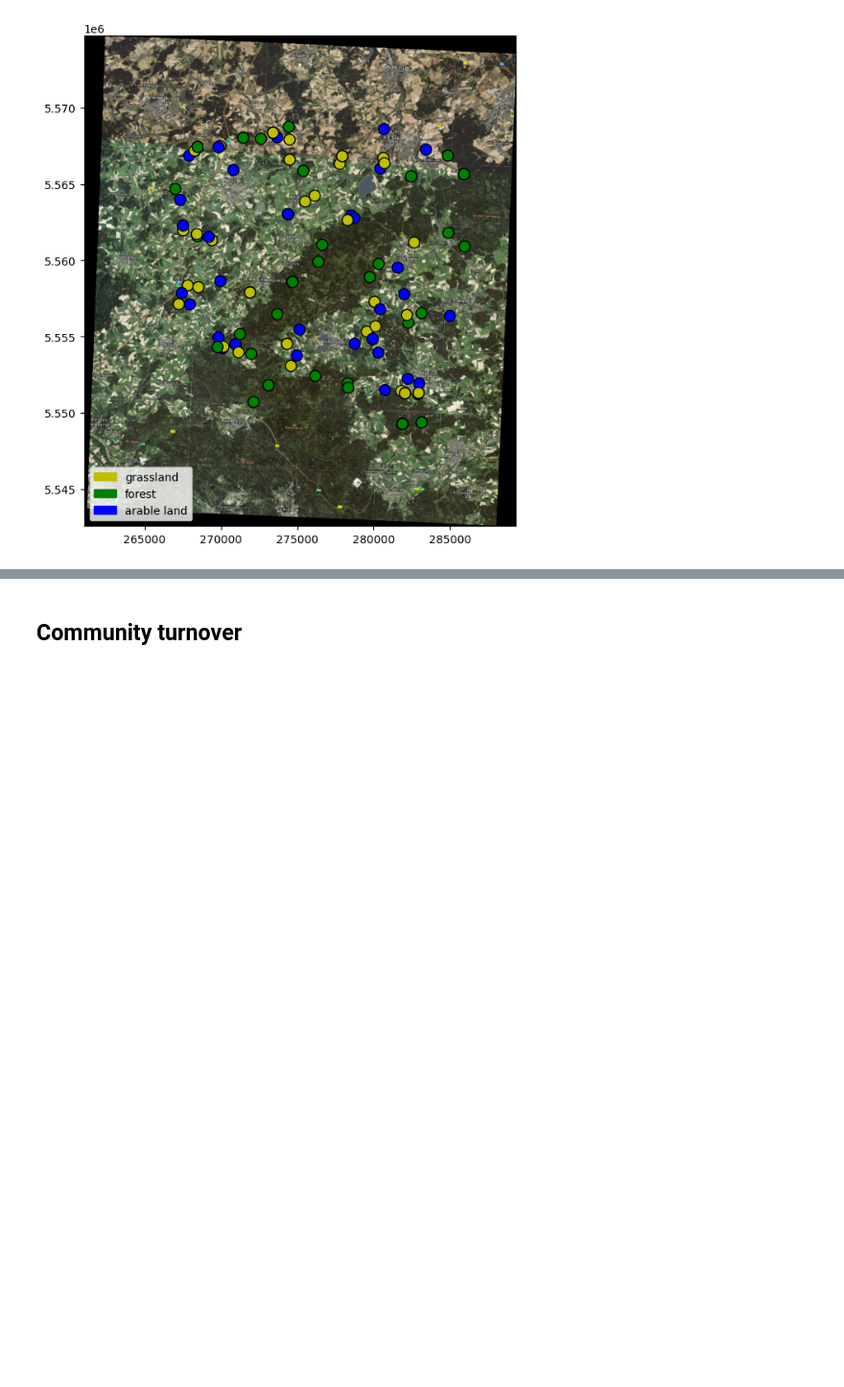
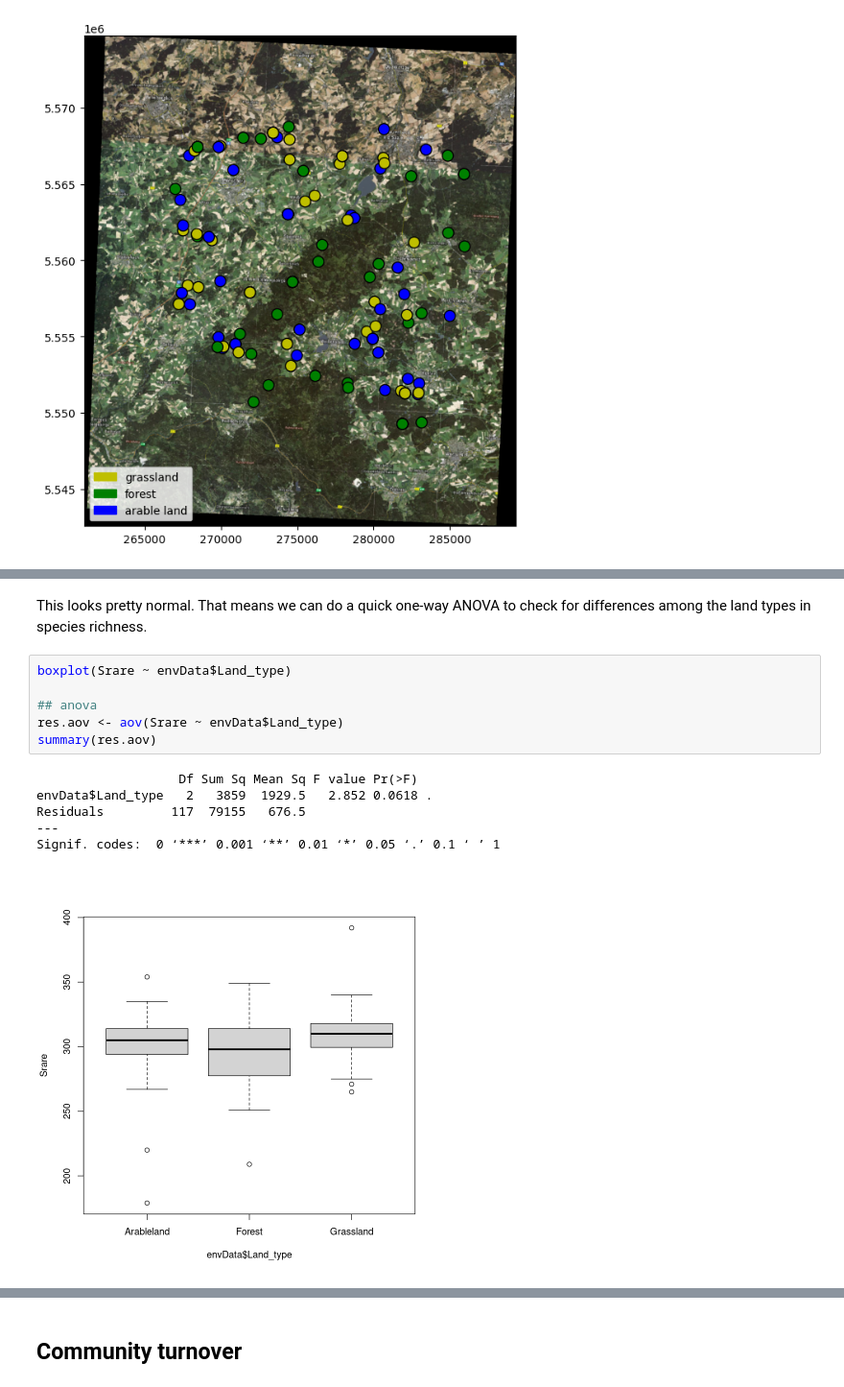
Before and after one commit to danchurch/fichtelgebirgeSoils, a Jupyter notebook: spatialAnalysis/spatialAnalysisSulariData.ipynb, the cells around one changed output, grey strips where cells are left out. Shown at 96% size. Cells and saved outputs as stored; diff of their text form; blank space fills up the shorter version.

```diff
--- a/spatialAnalysis/spatialAnalysisSulariData.ipynb
+++ b/spatialAnalysis/spatialAnalysisSulariData.ipynb
@@ -171,0 +235,15 @@ ax.legend(handles=[grassPatch, forestPatch, farmPatch],
+# %% [markdown]
+This looks pretty normal. That means we can do a quick one-way ANOVA to check for differences among the land types in species richness.
+# %%
+boxplot(Srare ~ envData$Land_type)
+
+## anova
+res.aov <- aov(Srare ~ envData$Land_type)
+summary(res.aov)
+# %% [output]
+                   Df Sum Sq Mean Sq F value Pr(>F)
+envData$Land_type   2   3859  1929.5   2.852 0.0618 .
+Residuals         117  79155   676.5
+---
+Signif. codes:  0 ‘***’ 0.001 ‘**’ 0.01 ‘*’ 0.05 ‘.’ 0.1 ‘ ’ 1
+[figure, added]
```
Also changed, not shown: parts of 26 cells of this notebook, 1 other file.
